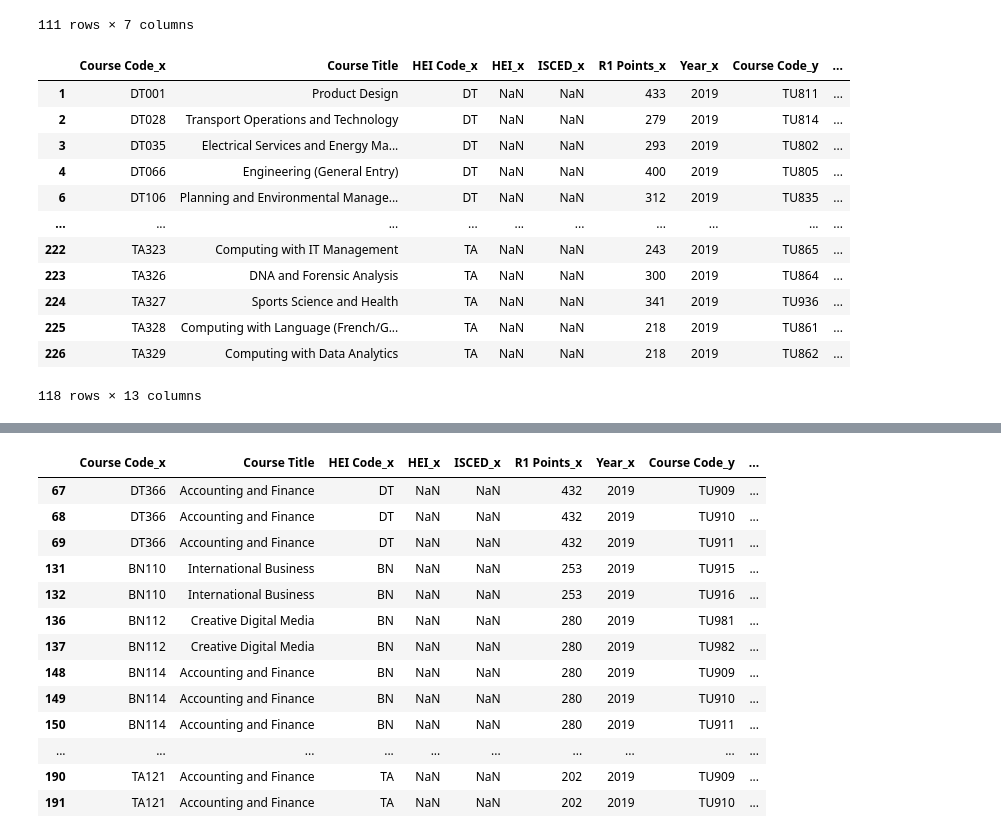
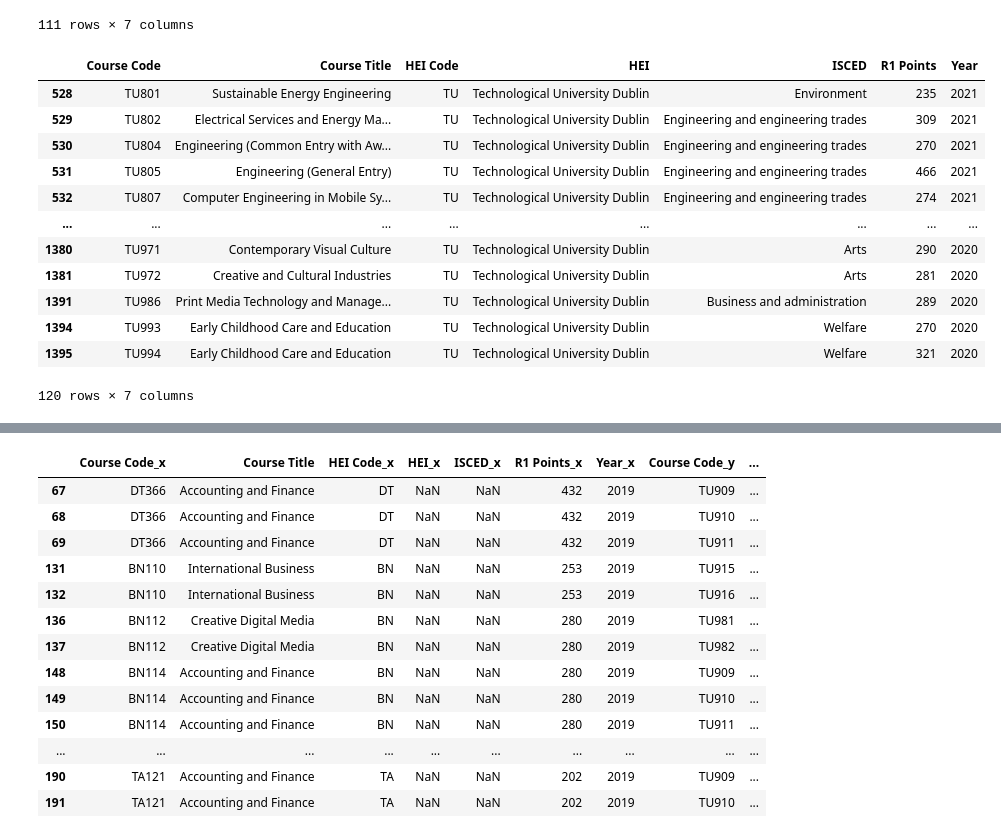
Before and after one commit to donneger/data_analysis_assessment, a Jupyter notebook: cao.ipynb, the cells around one changed output, grey strips where cells are left out. Drawn from its saved outputs; the diff is of its cells as text; code cells hidden in the pictures.

```diff
--- a/cao.ipynb
+++ b/cao.ipynb
@@ -567,21 +567,24 @@ result
 | 410 | TA328 | Computing with Language (French/G... | TA | NaN | NaN | 218 | 2019 |
 | 411 | TA329 | Computing with Data Analytics | TA | NaN | NaN | 218 | 2019 |
 111 rows × 7 columns
-# %%
-result1=pd.merge(result, df2020_lvl8[['Course Code','Course Title','HEI Code','HEI','ISCED', 'R1 Points', 'Year']], on='Course Title', how='left')
-result1=result1[result1['HEI Code_y']=='TU']
-result1
-# %% [output]
-|  | Course Code_x | Course Title | HEI Code_x | HEI_x | ISCED_x | R1 Points_x | Year_x | Course Code_y | ... |
-| 1 | DT001 | Product Design | DT | NaN | NaN | 433 | 2019 | TU811 | ... |
-| 2 | DT028 | Transport Operations and Technology | DT | NaN | NaN | 279 | 2019 | TU814 | ... |
-| 3 | DT035 | Electrical Services and Energy Ma... | DT | NaN | NaN | 293 | 2019 | TU802 | ... |
-| 4 | DT066 | Engineering (General Entry) | DT | NaN | NaN | 400 | 2019 | TU805 | ... |
-| 6 | DT106 | Planning and Environmental Manage... | DT | NaN | NaN | 312 | 2019 | TU835 | ... |
-| ... | ... | ... | ... | ... | ... | ... | ... | ... | ... |
-| 222 | TA323 | Computing with IT Management | TA | NaN | NaN | 243 | 2019 | TU865 | ... |
-| 223 | TA326 | DNA and Forensic Analysis | TA | NaN | NaN | 300 | 2019 | TU864 | ... |
-| 224 | TA327 | Sports Science and Health | TA | NaN | NaN | 341 | 2019 | TU936 | ... |
-| 225 | TA328 | Computing with Language (French/G... | TA | NaN | NaN | 218 | 2019 | TU861 | ... |
-| 226 | TA329 | Computing with Data Analytics | TA | NaN | NaN | 218 | 2019 | TU862 | ... |
-118 rows × 13 columns
+# %%
+# Need to create a list of the TU courses only, may be able to match on Course Description.
+tucourses = pd.concat([df2021_lvl8,df2020_lvl8])
+tucourses=tucourses[tucourses['HEI Code']=='TU']
+tu_unique=tucourses.drop_duplicates(['Course Code'])
+# This is the list of TU Courses.
+tu_unique
+# %% [output]
+|  | Course Code | Course Title | HEI Code | HEI | ISCED | R1 Points | Year |
+| 528 | TU801 | Sustainable Energy Engineering | TU | Technological University Dublin | Environment | 235 | 2021 |
+| 529 | TU802 | Electrical Services and Energy Ma... | TU | Technological University Dublin | Engineering and engineering trades | 309 | 2021 |
+| 530 | TU804 | Engineering (Common Entry with Aw... | TU | Technological University Dublin | Engineering and engineering trades | 270 | 2021 |
+| 531 | TU805 | Engineering (General Entry) | TU | Technological University Dublin | Engineering and engineering trades | 466 | 2021 |
+| 532 | TU807 | Computer Engineering in Mobile Sy... | TU | Technological University Dublin | Engineering and engineering trades | 274 | 2021 |
+| ... | ... | ... | ... | ... | ... | ... | ... |
+| 1380 | TU971 | Contemporary Visual Culture | TU | Technological University Dublin | Arts | 290 | 2020 |
+| 1381 | TU972 | Creative and Cultural Industries | TU | Technological University Dublin | Arts | 281 | 2020 |
+| 1391 | TU986 | Print Media Technology and Manage... | TU | Technological University Dublin | Business and administration | 289 | 2020 |
+| 1394 | TU993 | Early Childhood Care and Education | TU | Technological University Dublin | Welfare | 270 | 2020 |
+| 1395 | TU994 | Early Childhood Care and Education | TU | Technological University Dublin | Welfare | 321 | 2020 |
+120 rows × 7 columns
```
Also changed, not shown: parts of 4 cells of this notebook.
